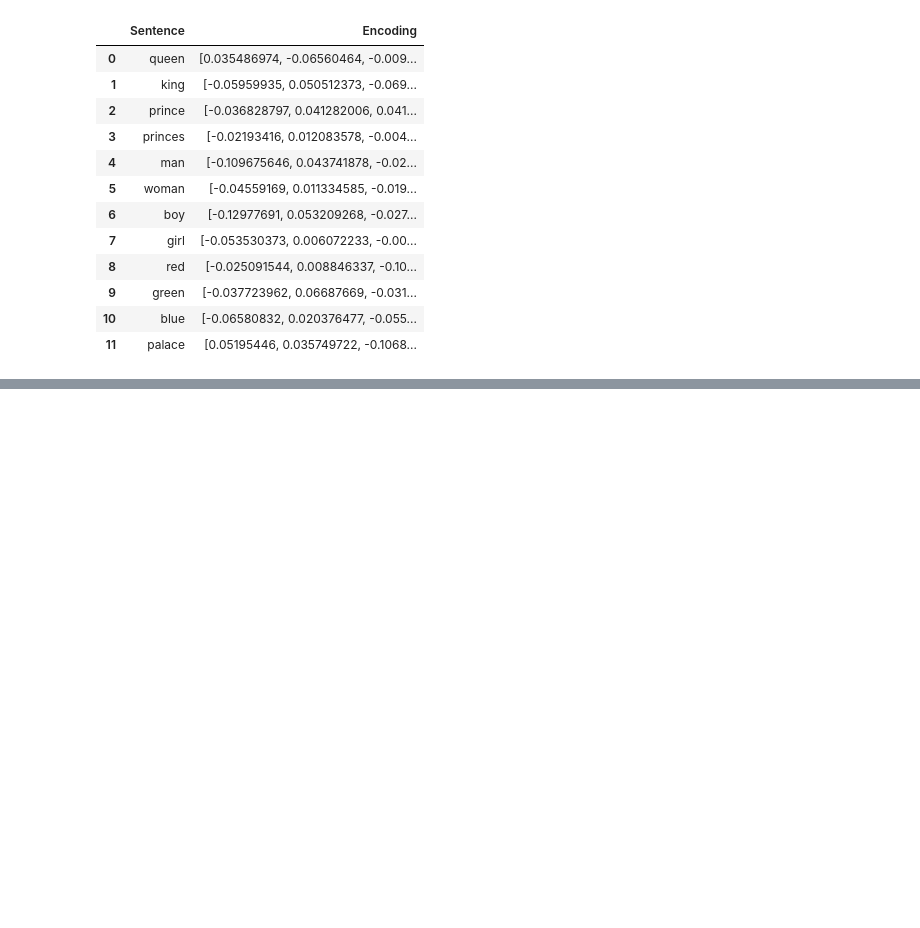
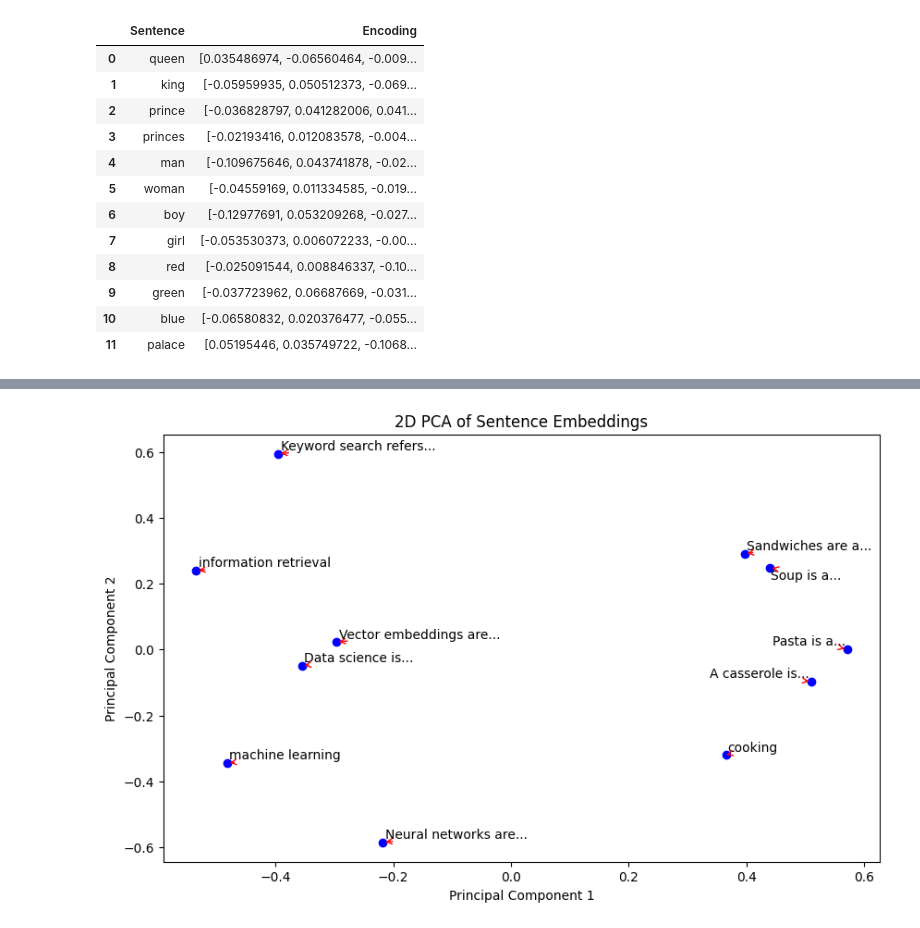
Before and after one commit to georgms/vector-intro, a Jupyter notebook: vector-intro.ipynb, the cells around one changed output, grey strips where cells are left out. Cells and saved outputs as stored; diff of their text form; code cells hidden in the pictures; blank space fills up the shorter version.

```diff
--- a/vector-intro.ipynb
+++ b/vector-intro.ipynb
@@ -144,0 +159,4 @@ plot(sentences, embeddings)
+# %%
+plot(documents + queries, embed(documents + queries))
+# %% [output]
+[figure, added]
```
Also changed, not shown: parts of 5 cells of this notebook, 1 other file.
